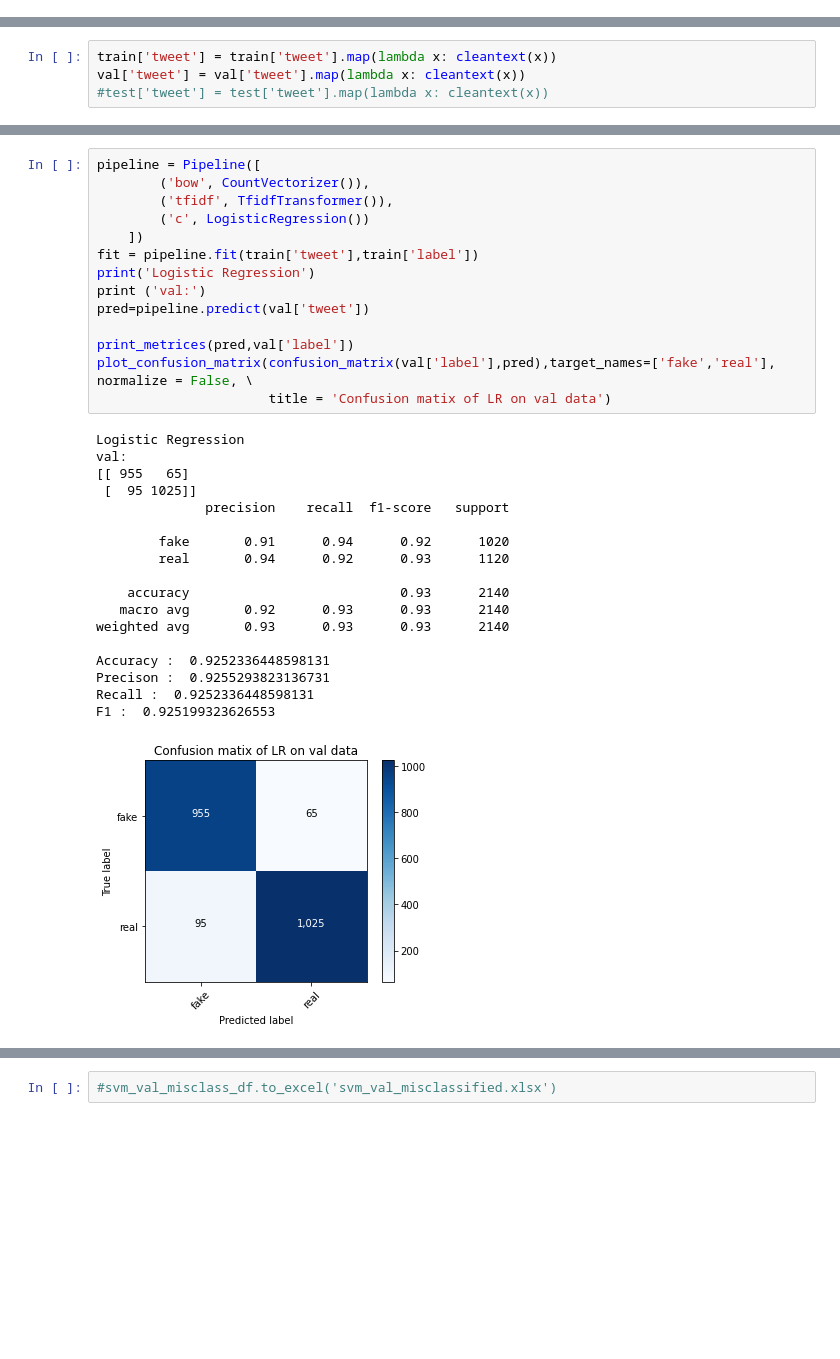
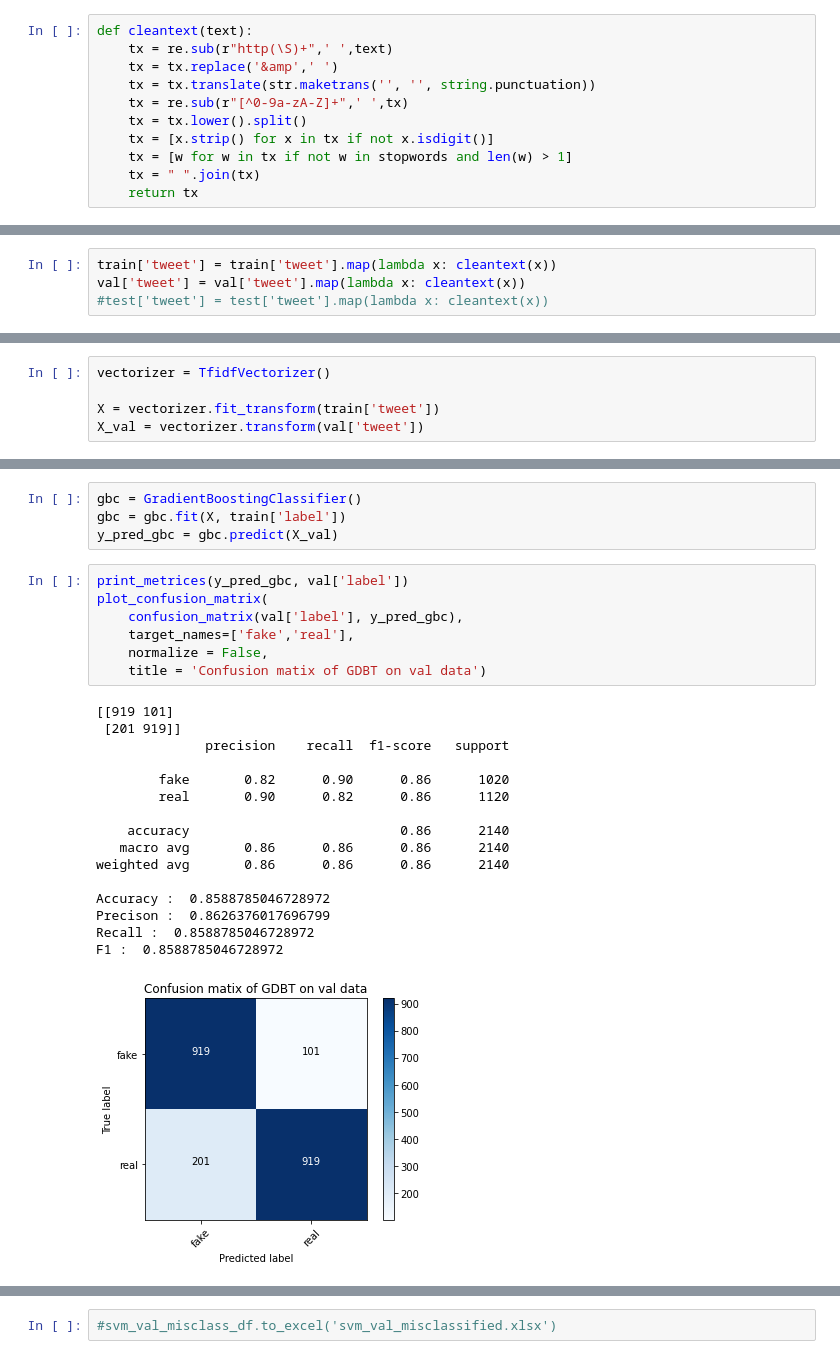
Before and after one commit to mgranchelli/covid19-fake-news-detection, a Jupyter notebook: fake-news-ml.ipynb, the cells around one changed output, grey strips where cells are left out. Saved outputs shown, nothing was run; the diff lists cells and outputs as text; blank space fills up the shorter version.

```diff
--- a/fake-news-ml.ipynb
+++ b/fake-news-ml.ipynb
@@ -110,3 +101,14 @@ def cleantext(string):
+# %%
+def cleantext(text):
+    tx = re.sub(r"http(\S)+",' ',text)
+    tx = tx.replace('&amp',' ')
+    tx = tx.translate(str.maketrans('', '', string.punctuation))
+    tx = re.sub(r"[^0-9a-zA-Z]+",' ',tx)
+    tx = tx.lower().split()
+    tx = [x.strip() for x in tx if not x.isdigit()]
+    tx = [w for w in tx if not w in stopwords and len(w) > 1]
+    tx = " ".join(tx)
+    return tx
 # %%
 train = pd.read_csv('./dataset/Constraint_English_Train - Sheet1.csv')
 val = pd.read_csv('./dataset/Constraint_English_Val - Sheet1.csv')
@@ -124,0 +127,5 @@ def print_metrices(pred,true):
+# %%
+vectorizer = TfidfVectorizer()
+
+X = vectorizer.fit_transform(train['tweet'])
+X_val = vectorizer.transform(val['tweet'])
@@ -160,33 +191,28 @@ F1 :  0.9387628408169767
+# %%
+gbc = GradientBoostingClassifier()
+gbc = gbc.fit(X, train['label'])
+y_pred_gbc = gbc.predict(X_val)
 # %%
-pipeline = Pipeline([
-        ('bow', CountVectorizer()),
-        ('tfidf', TfidfTransformer()),
-        ('c', LogisticRegression())
-    ])
-fit = pipeline.fit(train['tweet'],train['label'])
-print('Logistic Regression')
-print ('val:')
-pred=pipeline.predict(val['tweet'])
-
-print_metrices(pred,val['label'])
-plot_confusion_matrix(confusion_matrix(val['label'],pred),target_names=['fake','real'], normalize = False, \
-                      title = 'Confusion matix of LR on val data')
+print_metrices(y_pred_gbc, val['label'])
+plot_confusion_matrix(
+    confusion_matrix(val['label'], y_pred_gbc),
+    target_names=['fake','real'],
+    normalize = False,
+    title = 'Confusion matix of GDBT on val data')
 # %% [output]
-Logistic Regression
-val:
-[[ 955   65]
- [  95 1025]]
+[[919 101]
+ [201 919]]
               precision    recall  f1-score   support
 
-        fake       0.91      0.94      0.92      1020
-        real       0.94      0.92      0.93      1120
+        fake       0.82      0.90      0.86      1020
+        real       0.90      0.82      0.86      1120
 
-    accuracy                           0.93      2140
-   macro avg       0.92      0.93      0.93      2140
-weighted avg       0.93      0.93      0.93      2140
+    accuracy                           0.86      2140
+   macro avg       0.86      0.86      0.86      2140
+weighted avg       0.86      0.86      0.86      2140
 
-Accuracy :  0.9252336448598131
-Precison :  0.9255293823136731
-Recall :  0.9252336448598131
-F1 :  0.925199323626553
+Accuracy :  0.8588785046728972
+Precison :  0.8626376017696799
+Recall :  0.8588785046728972
+F1 :  0.8588785046728972
-[figure, old version]
+[figure, new version]
```
Also changed, not shown: parts of 11 cells of this notebook, 1 other file.
